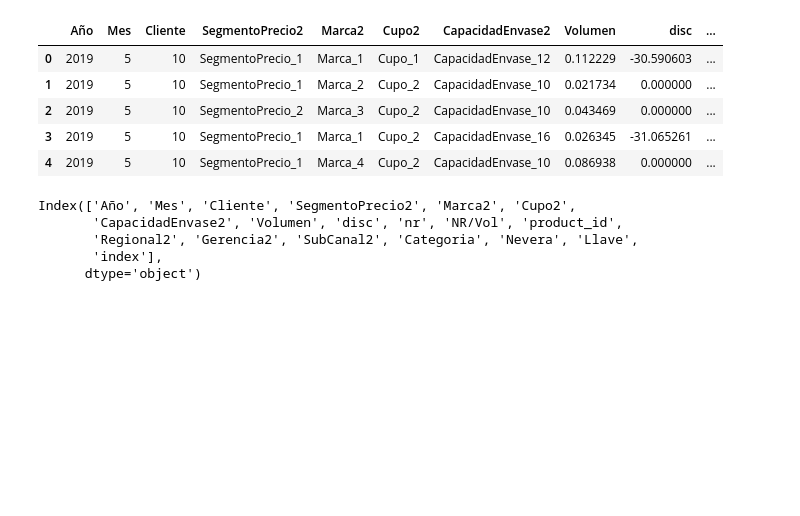
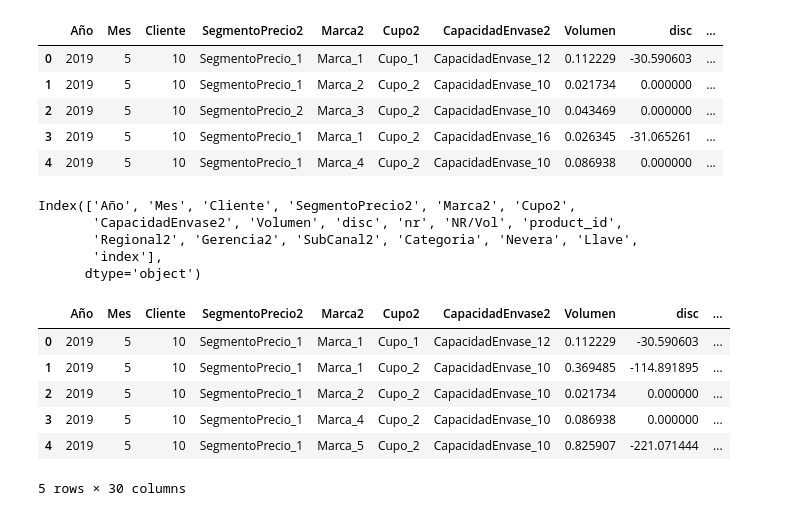
Before and after one commit to sebashc3712/Hackators_Bavaria, a Jupyter notebook: Brand_Expansion_V2.ipynb, the cells around one changed output. Saved outputs shown, nothing was run; the diff lists cells and outputs as text; code cells hidden in the pictures; blank space fills up the shorter version.

Commit message:
Added GroupByClient function

```diff
--- a/Brand_Expansion_V2.ipynb
+++ b/Brand_Expansion_V2.ipynb
@@ -356,3 +356,29 @@ df.columns=['Año', 'Mes', 'Cliente', 'SegmentoPrecio2', 'Marca2', 'Cupo2',
        'period']
 # %%
 df=df.drop('Llave',axis=1)
+# %%
+def GroupByClient(df, features, names):
+
+    for feature, name in zip(features, names):
+        client_df = df.groupby(['period', 'Cliente', feature], as_index=False).agg({'Volumen':'sum', 'disc':'sum', 'nr':'sum'})
+        client_df['NR/Vol_' + name] = client_df['nr']/client_df['Volumen']
+        client_df.rename(columns={'Volumen' : 'Volumen_' + name, 'disc':'disc_' + name, 'nr':'nr_' + name}, inplace=True)
+
+        df['key'] = df.period.astype(str) + df.Cliente.astype(str) + df[feature]
+        client_df['key'] = client_df.period.astype(str) + client_df.Cliente.astype(str) + client_df[feature]
+        df = df.merge(client_df[['key', 'disc_' + name, 'nr_' + name,  'NR/Vol_' + name]] , on = 'key')
+        df.drop('key', axis=1, inplace=True)
+
+    return df
+
+cliente_df = GroupByClient(df, ['Marca2', 'Cupo2', 'CapacidadEnvase2', 'SegmentoPrecio2'], ['marca', 'cupo', 'capacidad', 'segmento'])
+# %%
+cliente_df.head()
+# %% [output]
+|  | Año | Mes | Cliente | SegmentoPrecio2 | Marca2 | Cupo2 | CapacidadEnvase2 | Volumen | disc | ... |
+| 0 | 2019 | 5 | 10 | SegmentoPrecio_1 | Marca_1 | Cupo_1 | CapacidadEnvase_12 | 0.112229 | -30.590603 | ... |
+| 1 | 2019 | 5 | 10 | SegmentoPrecio_1 | Marca_1 | Cupo_2 | CapacidadEnvase_10 | 0.369485 | -114.891895 | ... |
+| 2 | 2019 | 5 | 10 | SegmentoPrecio_1 | Marca_2 | Cupo_2 | CapacidadEnvase_10 | 0.021734 | 0.000000 | ... |
+| 3 | 2019 | 5 | 10 | SegmentoPrecio_1 | Marca_4 | Cupo_2 | CapacidadEnvase_10 | 0.086938 | 0.000000 | ... |
+| 4 | 2019 | 5 | 10 | SegmentoPrecio_1 | Marca_5 | Cupo_2 | CapacidadEnvase_10 | 0.825907 | -221.071444 | ... |
+5 rows × 30 columns
```
Also changed, not shown: parts of 5 cells of this notebook.
